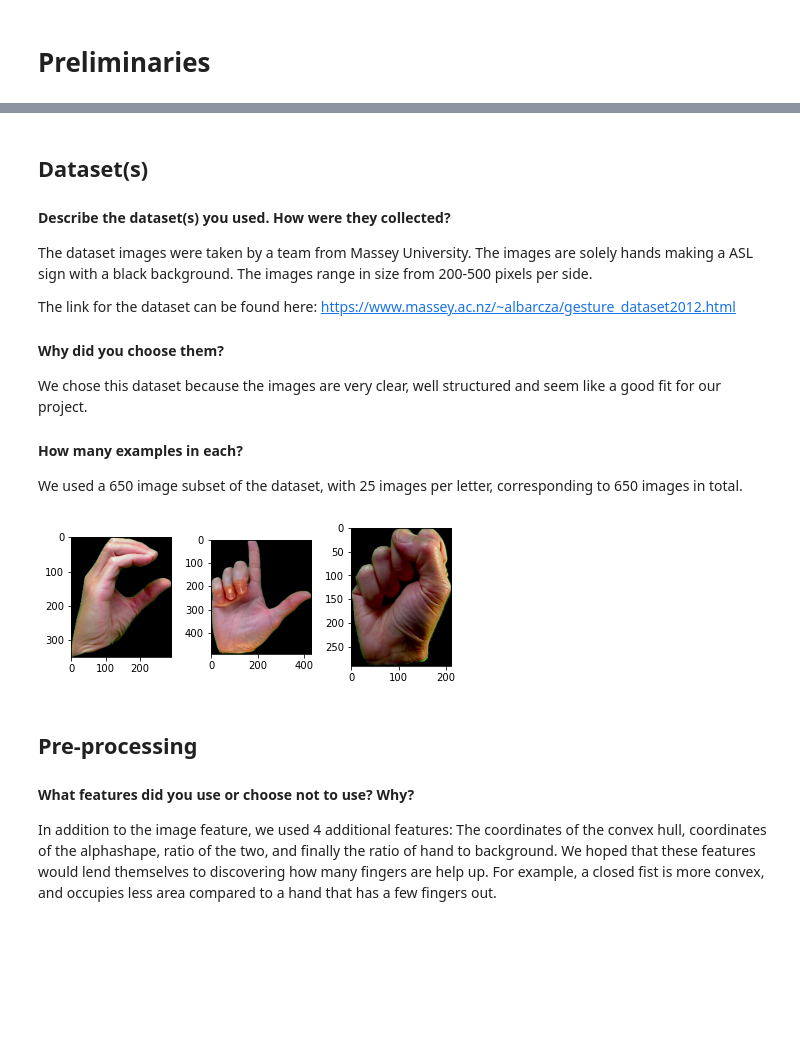
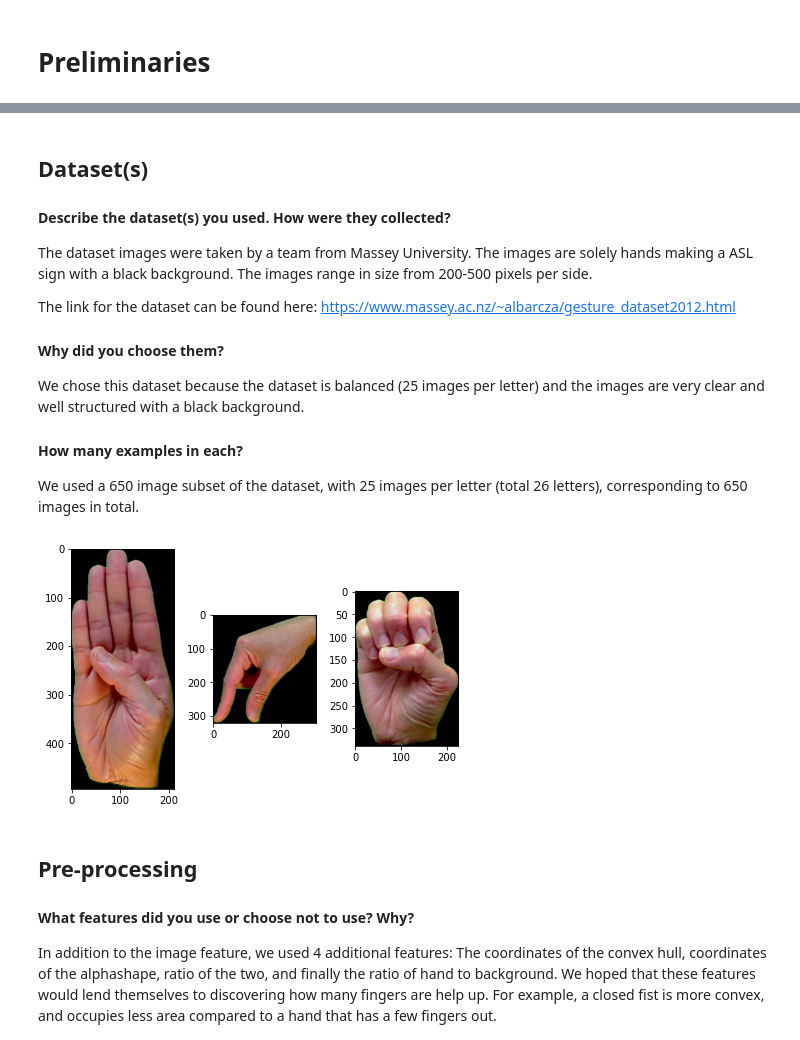
Before and after one commit to swadhwa5/MLFinalProject, a Jupyter notebook: Final_Project_Submission.ipynb, the cells around one changed output, grey strips where cells are left out. Cells and saved outputs as stored; diff of their text form; code cells hidden in the pictures; blank space fills up the shorter version.

```diff
--- a/Final_Project_Submission.ipynb
+++ b/Final_Project_Submission.ipynb
@@ -65,11 +67,11 @@ The link for the dataset can be found here: https://www.massey.ac.nz/~albarcza/g
 
 #### Why did you choose them?
 
-We chose this dataset because the images are very clear, well structured and seem like a good fit for our project.
+We chose this dataset because the dataset is balanced (25 images per letter) and the images are very clear and well structured with a black background.
 
 #### How many examples in each?
 
-We used a 650 image subset of the dataset, with 25 images per letter, corresponding to 650 images in total.
+We used a 650 image subset of the dataset, with 25 images per letter (total 26 letters), corresponding to 650 images in total.
 # %%
 from os import listdir
 import imghdr
@@ -77,32 +79,49 @@ from PIL import Image
 import numpy as np
 import matplotlib.pyplot as plt
 # %%
-
-
 # Load your data and print 2-3 examples
 def loadImages(path):
     imagesList = listdir(path)
     imgs = []
     labels = []
     for image in imagesList:
       if imghdr.what(path + image) == 'png':
         if (image[6].isalpha()): # only add 5 of each image, only add alphabetical values
           img = Image.open(path + image)
           imgs.append(img)
           labels.append(ord(image[6]) - ord('a')) # assumes that filename structure is 'handx_[label]_....'
     return imgs, labels
 
+def plot_pixels(data, title, colors=None, N=10000):
+    if colors is None:
+        colors = data
+
+    # choose a random subset
+    rng = np.random.RandomState(0)
+    i = rng.permutation(data.shape[0])[:N]
+    colors = colors[i]
+    R, G, B = data[i].T
+
+    fig, ax = plt.subplots(1, 2, figsize=(16, 6))
+    ax[0].scatter(R, G, color=colors, marker='.')
+    ax[0].set(xlabel='Red', ylabel='Green', xlim=(0, 1), ylim=(0, 1))
+
+    ax[1].scatter(R, B, color=colors, marker='.')
+    ax[1].set(xlabel='Red', ylabel='Blue', xlim=(0, 1), ylim=(0, 1))
+
+    fig.suptitle(title, size=20);
+
 path = "./handgesturedataset_part1/"
 imgs, labels = loadImages(path)
 
 indices = (np.random.rand(3) * 650).astype(int)
 
 for i in range(3):
     plt.subplot(1, 3, i + 1)
     plt.imshow(imgs[indices[i]])
 plt.tight_layout()
 # %% [output]
-[figure, old version]
+[figure, new version]
 # %% [markdown]
 ## Pre-processing
 
```
Also changed, not shown: parts of 4 cells of this notebook.
